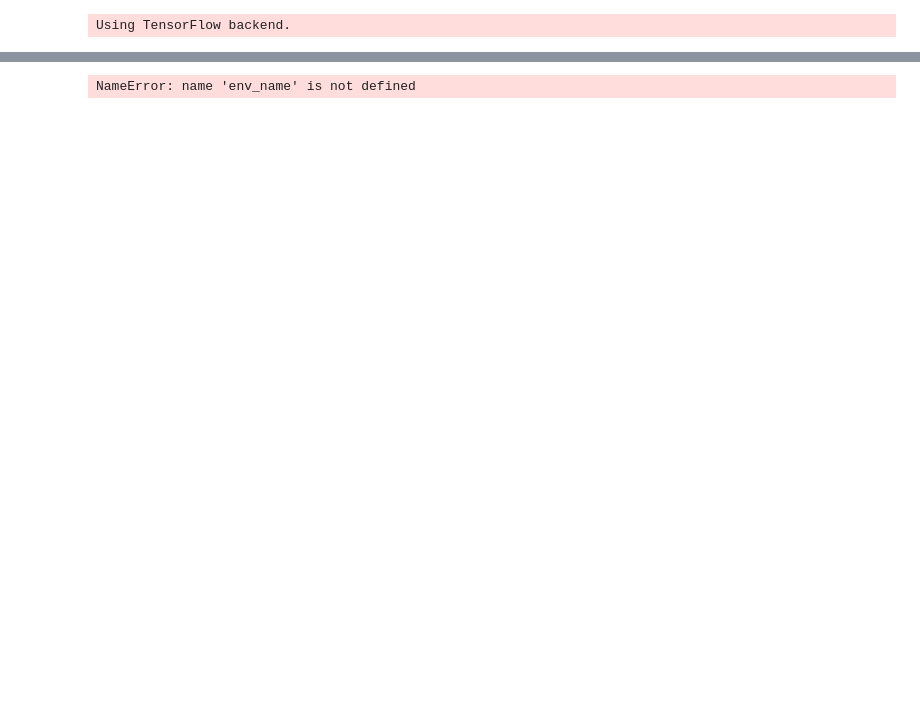
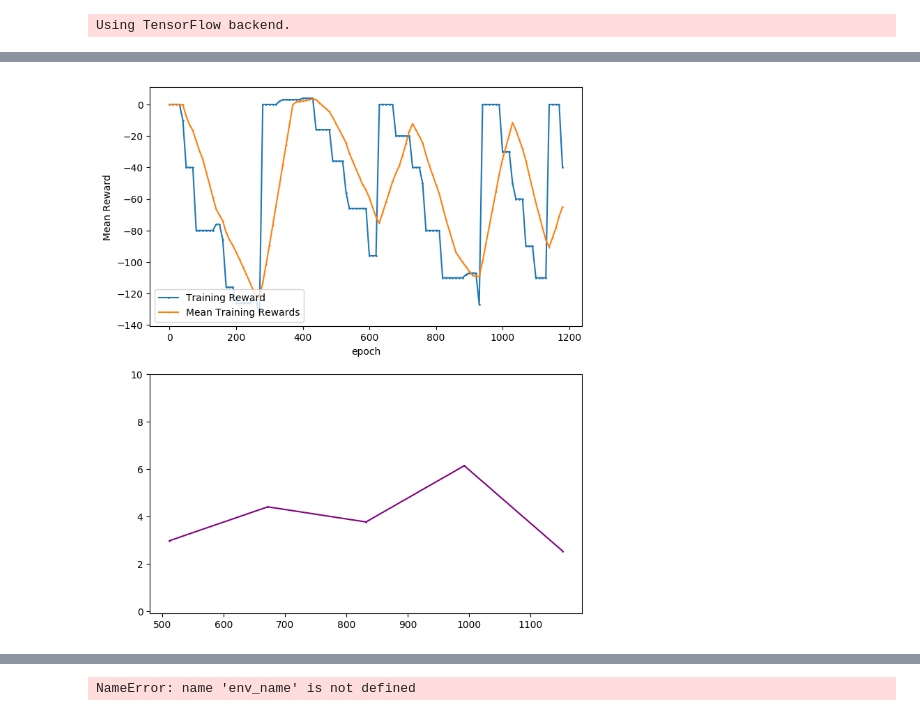
Before and after one commit to rharriso/ai-gym, a Jupyter notebook: breakout/Breakout.ipynb, the cells around one changed output, grey strips where cells are left out. Drawn from its saved outputs; the diff is of its cells as text; code cells hidden in the pictures; blank space fills up the shorter version.

Commit message:
Training on frames

```diff
--- a/breakout/Breakout.ipynb
+++ b/breakout/Breakout.ipynb
@@ -74,7 +74,7 @@ qhat_update_interval = 500
 sample_size=32 # how many samples do we take each time
 min_replay_size = 500 # whhen does training start (replay mem size)
 max_replay_size = 25000 # what is the max replay memory
-chart_interval = 1e4 # every 10k frames show me a chart
+chart_interval = 1e3 # every 10k frames show me a chart
 
 # step increment at begining of loop
 step = 0
@@ -123,10 +123,8 @@ def time_usage(func):
 def run_episode(frame_index, render=True):
     if frame_index < greedy_end:
         epsilon = 1. - (frame_index / greedy_end) * 0.9
-
     else:
         epsilon = 0.1
-    print("Start Episode: epsilon %s", epsilon)
 
     moves = 0
     beg_ts = time.time()
@@ -157,20 +155,18 @@ def run_episode(frame_index, render=True):
 
             done = done or lives == 0
 
-        if render:
-            env.render()
+            if render:
+                env.render()
 
-        phi_prime_frame = pre_process_frame(frame, prime_frame)
+            phi_prime_frame = pre_process_frame(frame, prime_frame)
 
-        yield phi_frame, action, reward, phi_prime_frame, done, lives
+            yield phi_frame, action, reward, phi_prime_frame, done, lives
 
-        phi_frame = phi_prime_frame
-        prev_frame = frame
-        frame = prime_frame
-        moves += 1
+            phi_frame = phi_prime_frame
+            prev_frame = frame
+            frame = prime_frame
+            moves += 1
 
-    end_ts = time.time()
-    # print("elapsed time run_episode: %s moves %fs" % (moves, end_ts - beg_ts))
 
 weight_updates = 0
 
@@ -207,7 +203,6 @@ def update_weights():
     loss = q_net.train_on_batch(_frame_batch, _corrections)
 
     if weight_updates % qhat_update_interval == 0:
-        # print("updating target")
         q_hat_net.set_weights(q_net.get_weights())
     weight_updates += 1
     return loss
@@ -250,40 +245,39 @@ with ProgressBar(max_value=training_frame_count) as bar:
                 training_step.append(step)
 
 
-        # print("Record metrics")
-        training_rewards.append(training_score)
-        mean_training_rewards.append(np.mean(training_rewards[-100:]))
-        epsilons.append(epsilon)
+            # print("Record metrics")
+            training_rewards.append(training_score)
+            mean_training_rewards.append(np.mean(training_rewards[-100:]))
 
-        # display progress
-        if (step + 1) % chart_interval == 0:
-            index_step = 10
-            episodes_num = np.arange(0, len(mean_training_rewards))[0::index_step]
-            _mean_training_rewards = mean_training_rewards[0::index_step]
-            #         _mean_rewards = mean_rewards[0::index_step]
-            #         _rewards = rewards[0::index_step]
-            _training_rewards = training_rewards[0::index_step]
-            _epsilons = epsilons[0::index_step]
-            episode_index = len(mean_training_rewards)
+            # display progress
+            if step % chart_interval == 0:
+                index_step = 10
+                episodes_num = np.arange(0, len(mean_training_rewards))[0::index_step]
+                _mean_training_rewards = mean_training_rewards[0::index_step]
+                #         _mean_rewards = mean_rewards[0::index_step]
+                #         _rewards = rewards[0::index_step]
+                _training_rewards = training_rewards[0::index_step]
+                _epsilons = epsilons[0::index_step]
+                episode_index = len(mean_training_rewards)
 
 
-            fig = plt.figure(figsize=(8, 10), dpi=100)
-            plt.subplot(211)
-            plt.plot(episodes_num, _training_rewards, marker='o', markersize=1, label='Training Reward')
-            #         par1.plot(episodes_num, _rewards, marker='o', markersize=5, label='Test Reward')
-            plt.plot(episodes_num, _mean_training_rewards, marker='x', markersize=1, label='Mean Training Rewards')
-            #         par1.plot(episodes_num, _mean_rewards, marker='o', markersize=5, label='Mean Test Reward')
-            plt.legend(loc='lower left')
-            plt.xlabel('epoch')
-            plt.ylabel('Mean Reward')
+                fig = plt.figure(figsize=(8, 10), dpi=100)
+                plt.subplot(211)
+                plt.plot(episodes_num, _training_rewards, marker='o', markersize=1, label='Training Reward')
+                #         par1.plot(episodes_num, _rewards, marker='o', markersize=5, label='Test Reward')
+                plt.plot(episodes_num, _mean_training_rewards, marker='x', markersize=1, label='Mean Training Rewards')
+                #         par1.plot(episodes_num, _mean_rewards, marker='o', markersize=5, label='Mean Test Reward')
+                plt.legend(loc='lower left')
+                plt.xlabel('epoch')
+                plt.ylabel('Mean Reward')
 
-            plt.subplot(212)
-            plt.plot(training_step[0::index_step], training_loss[0::index_step], marker='o', markersize=1, label='Training Loss', color='purple')
-            plt.ylim(-0.1, 10)
+                plt.subplot(212)
+                plt.plot(training_step[0::index_step], training_loss[0::index_step], marker='o', markersize=1, label='Training Loss', color='purple')
+                plt.ylim(-0.1, 10)
 
-            plt.pause(0.01)
+                plt.pause(0.01)
 
-            # save after charting
-            model_file = '%s-%s-%s-pool-actions.weights' % (env_name, alpha, episode)
-            q_net.save_weights(model_file)
+                # save after charting
+                model_file = '%s-%s-%s-pool-actions.weights' % (env_name, alpha, step)
+                q_net.save_weights(model_file)
 # %% [output]
@@ -291,0 +286 @@ Start Episode: epsilon %s 1.0000009
+[figure, added]
```
Also changed, not shown: parts of 1 cell of this notebook.
